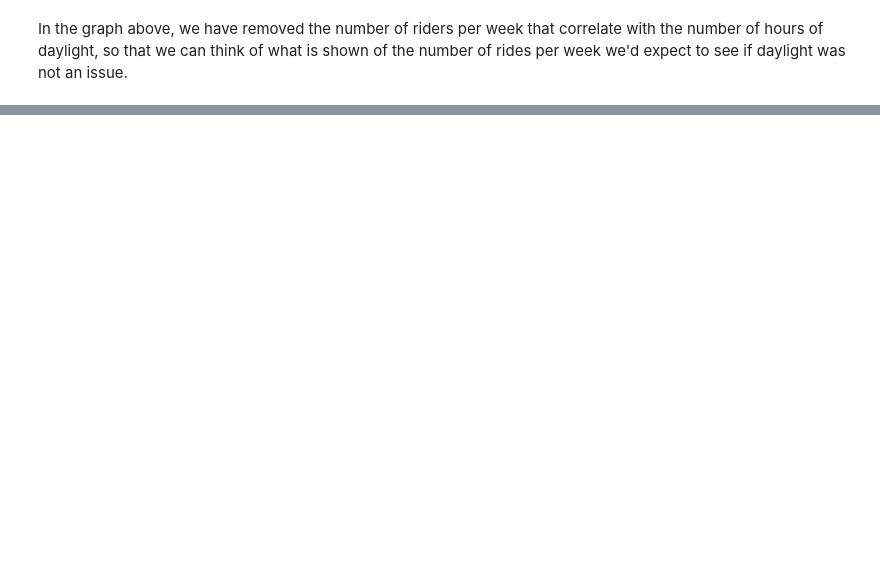
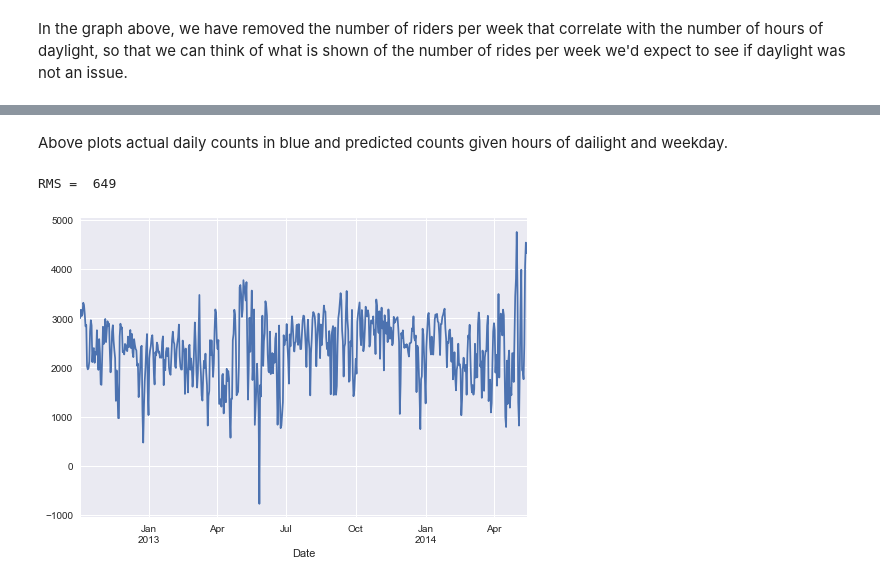
Before and after one commit to fabiangunzinger/seattle_cycling, a Jupyter notebook: seattle_cycling.ipynb, the cells around one changed output, grey strips where cells are left out. Saved outputs shown, nothing was run; the diff lists cells and outputs as text; code cells hidden in the pictures; blank space fills up the shorter version.

```diff
--- a/seattle_cycling.ipynb
+++ b/seattle_cycling.ipynb
@@ -121,0 +150,10 @@ Root-mean-square about trend:  2942 riders
+# %% [markdown]
+Above plots actual daily counts in blue and predicted counts given hours of dailight and weekday.
+# %%
+# Plot detrended data
+daily['dayofweek_corrected'] = daily['total'] - daily['dayofweek_trend'] + daily['dayofweek_trend'].mean()
+print('RMS = {0: .0f}'.format(np.std(daily['dayofweek_corrected'])))
+daily['dayofweek_corrected'].plot();
+# %% [output]
+RMS =  649
+[figure, added]
```
Also changed, not shown: parts of 9 cells of this notebook.
